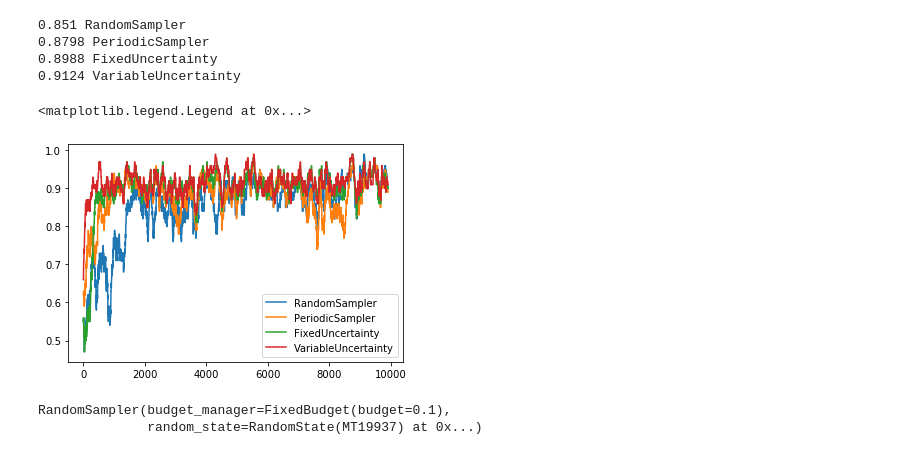
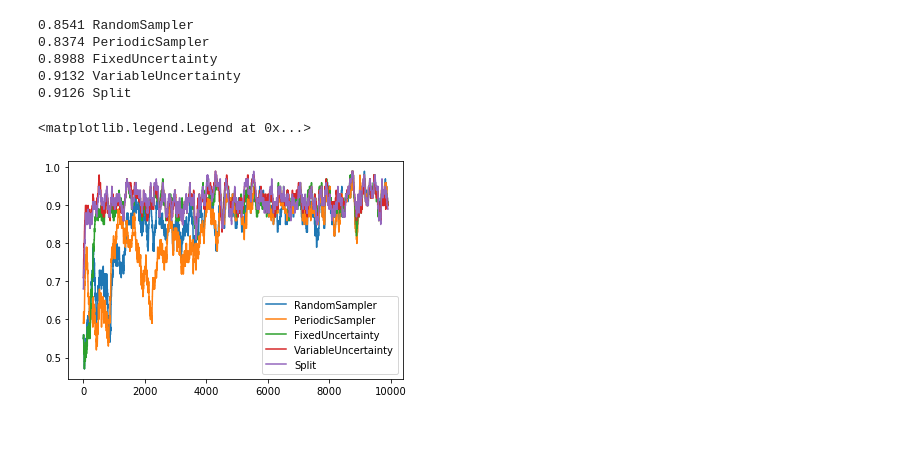
Before and after one commit to scikit-activeml/scikit-activeml, a Jupyter notebook: examples/stream/al_cycle_random.ipynb, the cells around one changed output. Cells and saved outputs as stored; diff of their text form; code cells hidden in the pictures.

```diff
--- a/examples/stream/al_cycle_random.ipynb
+++ b/examples/stream/al_cycle_random.ipynb
@@ -25,52 +25,39 @@ y_init = y[:init_train_length]
 X_stream = X[init_train_length:, :]
 y_stream = y[init_train_length:]
 # %%
-budget_manager = FixedBudget()
 clf = PWC()
-# query_strategies = {
-#     'RandomSampler': RandomSampler(budget_manager=copy.copy(budget_manager), random_state=rand.randint(2**32-1)),
-#     'PeriodicSampler': PeriodicSampler(budget_manager=copy.copy(budget_manager), random_state=rand.randint(2**32-1)),
-#     'FixedUncertainty': FixedUncertainty(clf, budget_manager=copy.copy(budget_manager), random_state=rand.randint(2**32-1)),
-#     'VariableUncertainty': VariableUncertainty(clf, budget_manager=copy.copy(budget_manager), random_state=rand.randint(2**32-1)),
-#     'Split': Split(clf, budget_manager=copy.copy(budget_manager), random_state=rand.randint(2**32-1), s=0.1)
-# }
 query_strategies = {
-    'RandomSampler': RandomSampler(budget_manager=copy.copy(budget_manager), random_state=rand.randint(2**32-1)),
-    'PeriodicSampler': PeriodicSampler(budget_manager=copy.copy(budget_manager), random_state=rand.randint(2**32-1)),
-    'FixedUncertainty': FixedUncertainty(clf, budget_manager=copy.copy(budget_manager), random_state=rand.randint(2**32-1)),
-    'VariableUncertainty': VariableUncertainty(clf, budget_manager=copy.copy(budget_manager), random_state=rand.randint(2**32-1)),
-#     'Split': Split(clf, budget_manager=copy.copy(budget_manager), random_state=rand.randint(2**32-1), s=0.1)
+    'RandomSampler': RandomSampler(random_state=rand.randint(2**32-1)),
+    'PeriodicSampler': PeriodicSampler(random_state=rand.randint(2**32-1)),
+    'FixedUncertainty': FixedUncertainty(clf=clf, random_state=rand.randint(2**32-1)),
+    'VariableUncertainty': VariableUncertainty(clf=clf, random_state=rand.randint(2**32-1)),
+    'Split': Split(clf=clf, random_state=rand.randint(2**32-1))
 }
 # %%
 for query_strategy_name, query_strategy in query_strategies.items():
     X_train = deque(maxlen=training_size)
     X_train.extend(X_init)
     y_train = deque(maxlen=training_size)
     y_train.extend(y_init)
     clf.fit(X_train, y_train)
     correct_classifications = []
     for t, (x_t, y_t) in enumerate(zip(X_stream, y_stream)):
         correct_classifications.append(clf.predict(x_t.reshape([1, -1]))[0] == y_t)
-        #correct_classifications.append(query_strategy.theta)
-        sampled_indices = query_strategy.query(x_t.reshape([1, -1]))
+        sampled_indices = query_strategy.query(x_t.reshape([1, -1]), X=None, y=None)
         if len(sampled_indices):
             X_train.append(x_t)
             y_train.append(y_t)
             clf.fit(X_train, y_train)
     print(np.sum(correct_classifications)/stream_length, query_strategy_name)
     cumsum_correct_classifications = np.cumsum(correct_classifications)
     smoothing_window_length = 100
     plt.plot((cumsum_correct_classifications[smoothing_window_length:]-cumsum_correct_classifications[:-smoothing_window_length])/smoothing_window_length, label=query_strategy_name)
 plt.legend()
 # %% [output]
-0.851 RandomSampler
-0.8798 PeriodicSampler
+0.8541 RandomSampler
+0.8374 PeriodicSampler
 0.8988 FixedUncertainty
-0.9124 VariableUncertainty
+0.9132 VariableUncertainty
+0.9126 Split
 <matplotlib.legend.Legend at 0x...>
-[figure, old version]
+[figure, new version]
-# %%
-query_strategy
-# %% [output]
-RandomSampler(budget_manager=FixedBudget(budget=0.1),
-              random_state=RandomState(MT19937) at 0x...)
```
Also changed, not shown: parts of 7 cells of this notebook, 5 other files.
